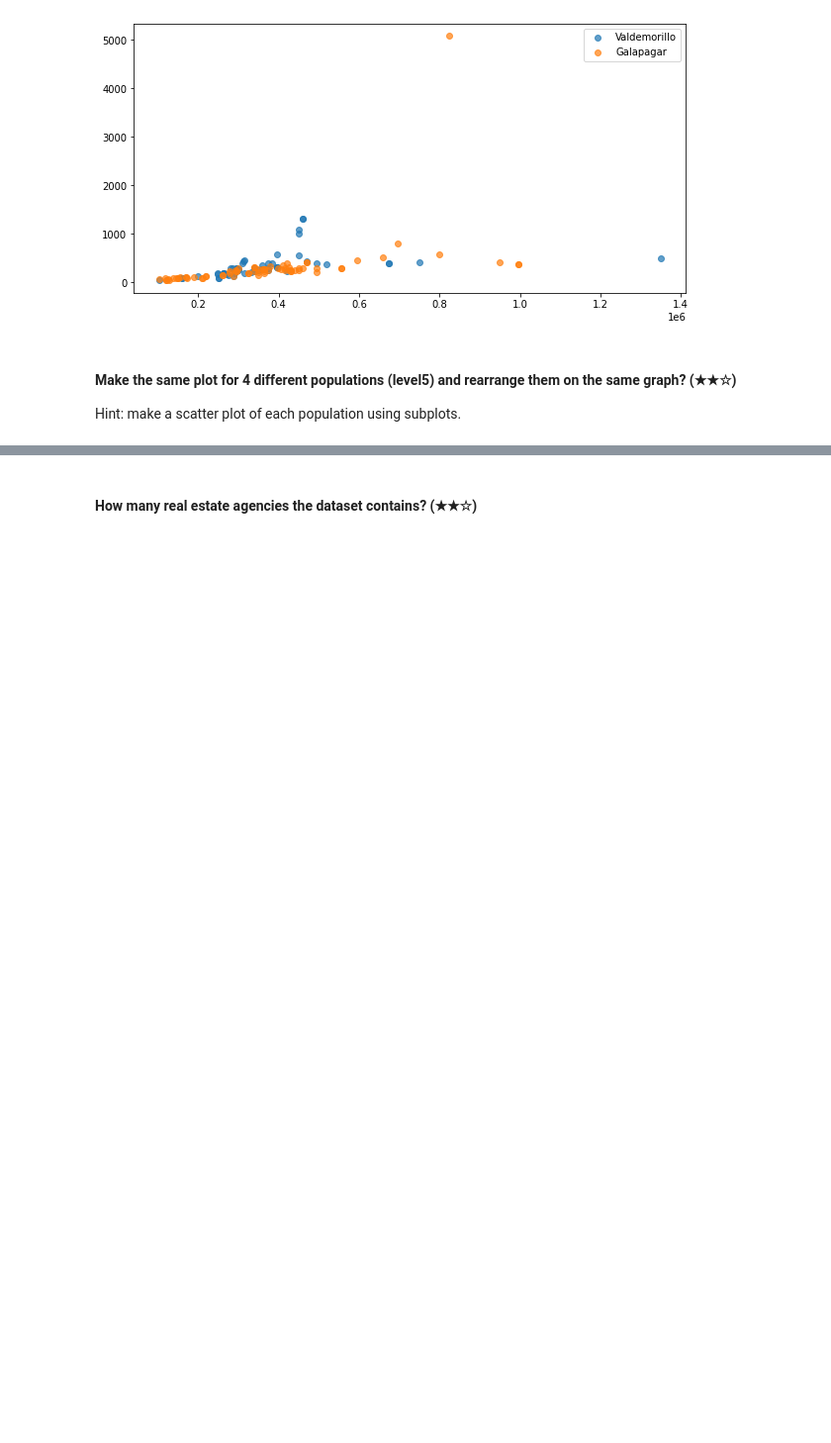
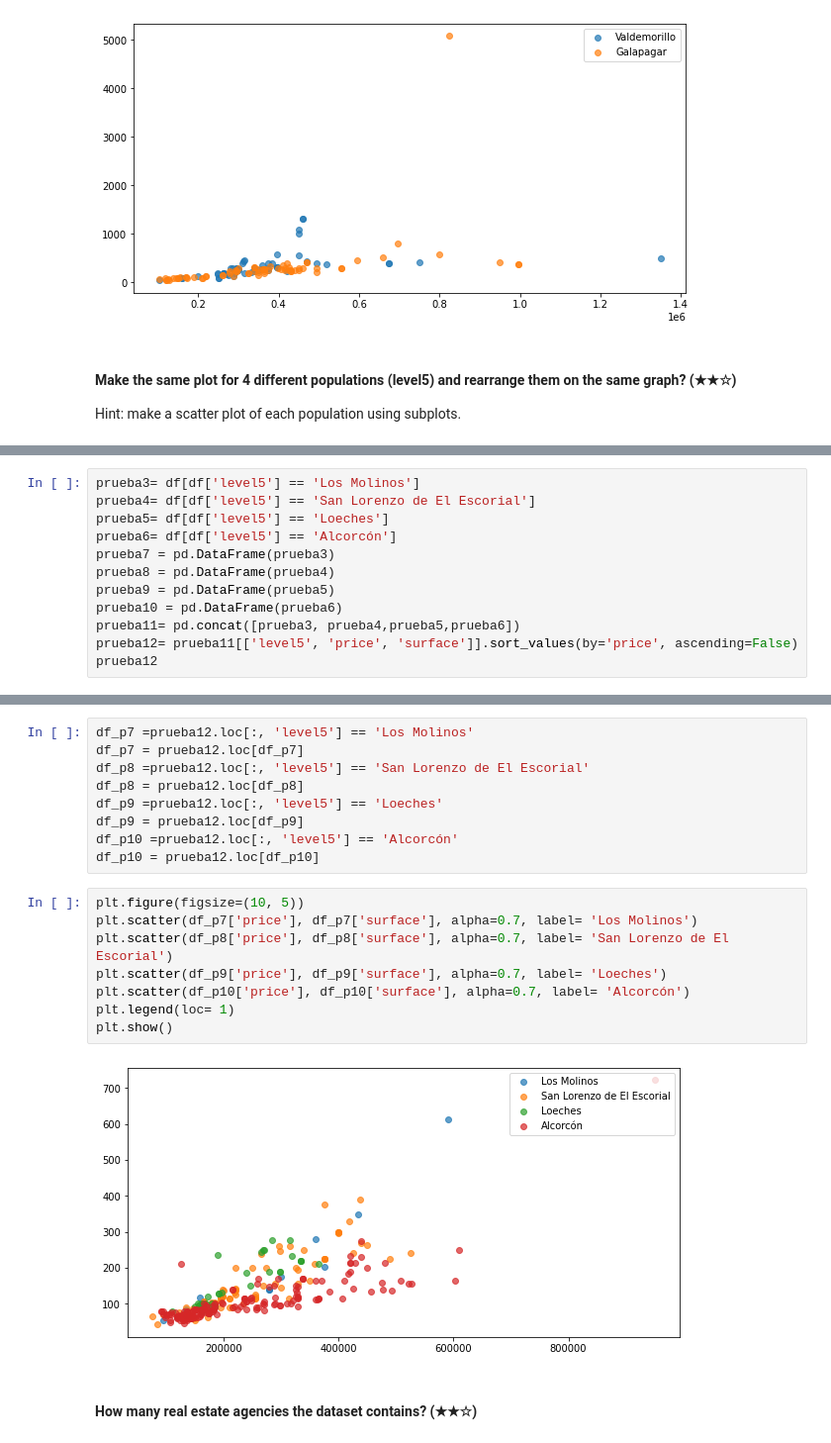
Before and after one commit to 4GeeksAcademy/realestate-datacleanup-exercise, a Jupyter notebook: project.ipynb, the cells around one changed output, grey strips where cells are left out. Shown: that part at 99% size. Cells and saved outputs as stored; diff of their text form; blank space fills up the shorter version.

```diff
--- a/project.ipynb
+++ b/project.ipynb
@@ -464,0 +444,12 @@ plt.show()
+# %%
+prueba3= df[df['level5'] == 'Los Molinos']
+prueba4= df[df['level5'] == 'San Lorenzo de El Escorial']
+prueba5= df[df['level5'] == 'Loeches']
+prueba6= df[df['level5'] == 'Alcorcón']
+prueba7 = pd.DataFrame(prueba3)
+prueba8 = pd.DataFrame(prueba4)
+prueba9 = pd.DataFrame(prueba5)
+prueba10 = pd.DataFrame(prueba6)
+prueba11= pd.concat([prueba3, prueba4,prueba5,prueba6])
+prueba12= prueba11[['level5', 'price', 'surface']].sort_values(by='price', ascending=False)
+prueba12
@@ -465,3 +470,22 @@ plt.show()
+# %%
+df_p7 =prueba12.loc[:, 'level5'] == 'Los Molinos'
+df_p7 = prueba12.loc[df_p7]
+df_p8 =prueba12.loc[:, 'level5'] == 'San Lorenzo de El Escorial'
+df_p8 = prueba12.loc[df_p8]
+df_p9 =prueba12.loc[:, 'level5'] == 'Loeches'
+df_p9 = prueba12.loc[df_p9]
+df_p10 =prueba12.loc[:, 'level5'] == 'Alcorcón'
+df_p10 = prueba12.loc[df_p10]
+# %%
+plt.figure(figsize=(10, 5))
+plt.scatter(df_p7['price'], df_p7['surface'], alpha=0.7, label= 'Los Molinos')
+plt.scatter(df_p8['price'], df_p8['surface'], alpha=0.7, label= 'San Lorenzo de El Escorial')
+plt.scatter(df_p9['price'], df_p9['surface'], alpha=0.7, label= 'Loeches')
+plt.scatter(df_p10['price'], df_p10['surface'], alpha=0.7, label= 'Alcorcón')
+plt.legend(loc= 1)
+plt.show()
+# %% [output]
+[figure, added]
 # %% [markdown]
 #### How many  real estate agencies the dataset contains? (★★☆)
 # %%
```
Also changed, not shown: parts of 4 cells of this notebook.
